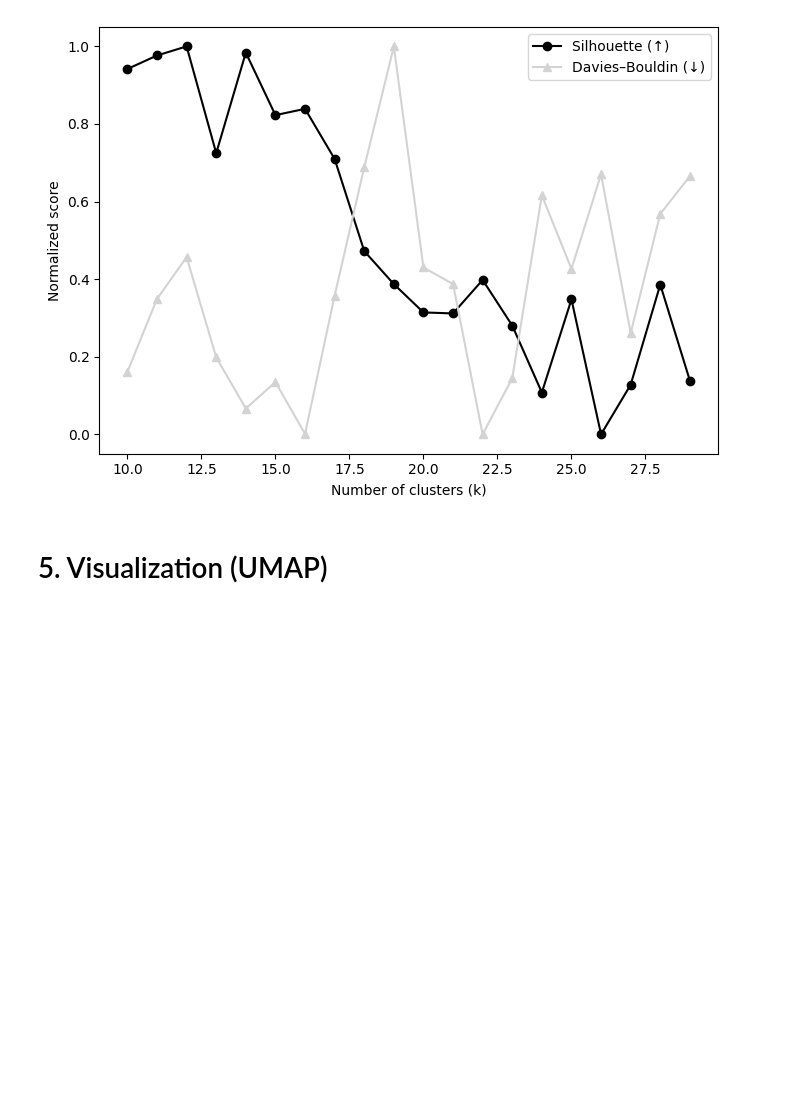
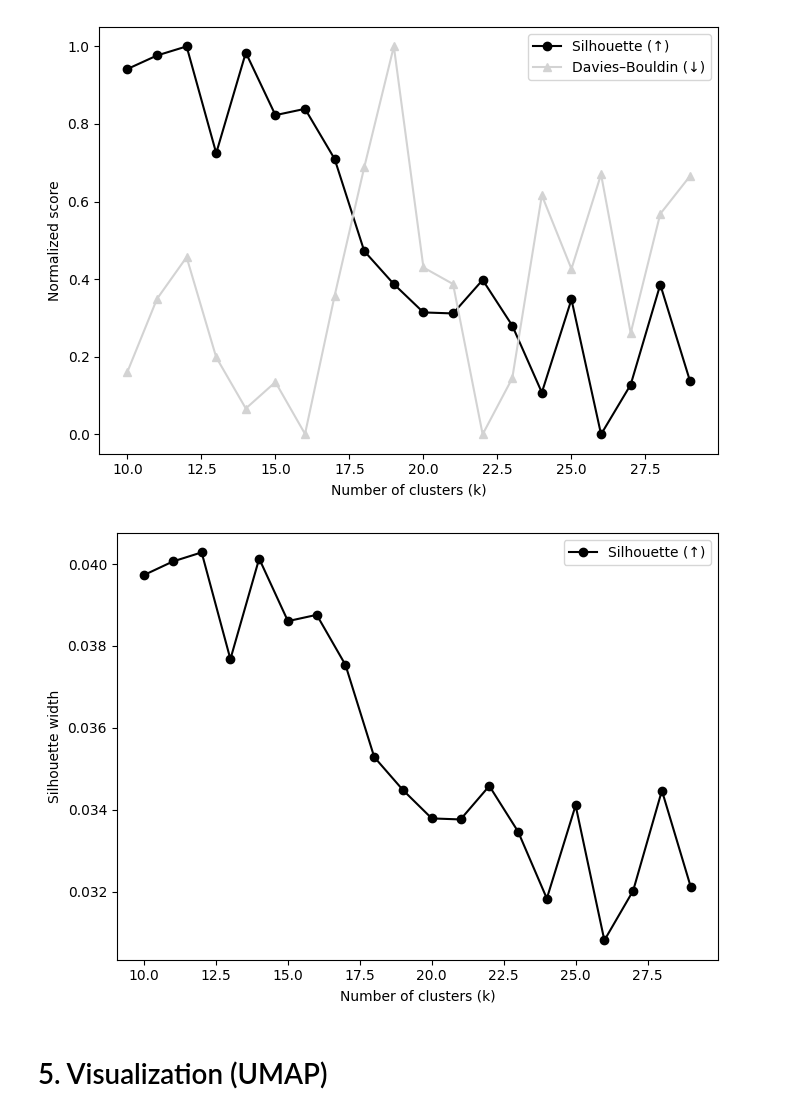
Before and after one commit to BodenmillerGroup/RCC_publication, a Jupyter notebook: HE/06_ClusterEmbeddings.ipynb, the cells around one changed output. Cells and saved outputs as stored; diff of their text form; code cells hidden in the pictures; blank space fills up the shorter version.

```diff
--- a/HE/06_ClusterEmbeddings.ipynb
+++ b/HE/06_ClusterEmbeddings.ipynb
@@ -125,5 +125,24 @@ plt.savefig(export_path, format = 'pdf', bbox_inches="tight")
 plt.show()
 # %% [output]
 [figure]
+# %%
+mpl.rcParams["pdf.fonttype"] = 42   # TrueType
+mpl.rcParams["ps.fonttype"] = 42
+
+plt.figure(figsize=(7, 5))
+
+plt.plot(Ks, sil_scores, marker="o", color = "black", label="Silhouette (↑)")
+
+plt.xlabel("Number of clusters (k)")
+plt.ylabel("Silhouette width")
+plt.legend()
+plt.tight_layout()
+
+export_path = '/mnt/central_nas/rcc_volume/RCC/figures/HE/HE_embeddings_clusters_silhouette.pdf'
+plt.savefig(export_path, format = 'pdf', bbox_inches="tight")
+
+plt.show()
+# %% [output]
+[figure, added]
 # %%
 # Select k
```
Also changed, not shown: parts of 4 cells of this notebook.
